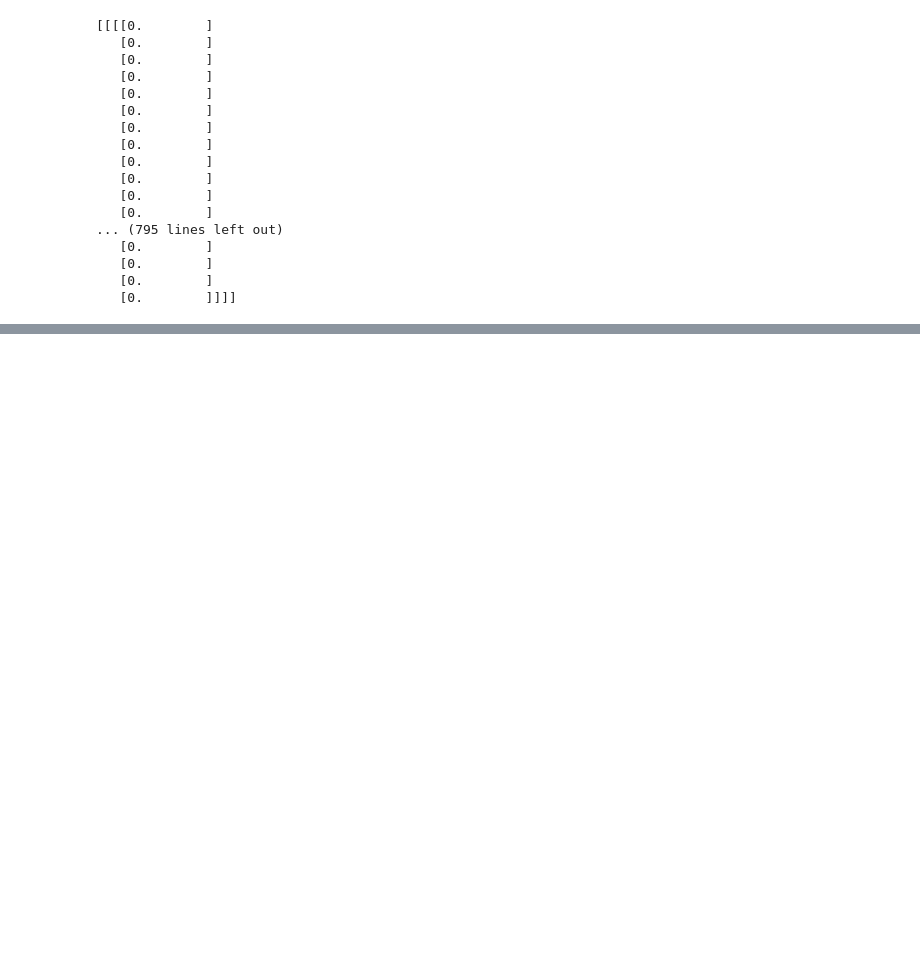
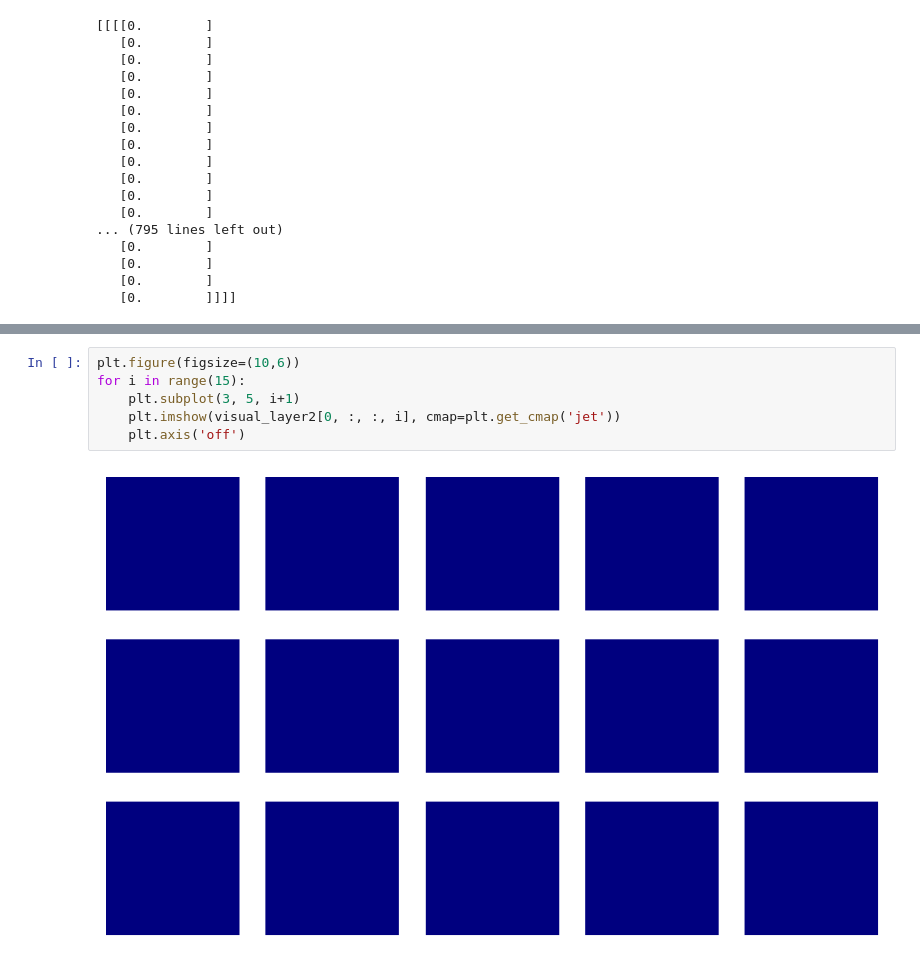
Before and after one commit to OmarGudi/Proyect_Thesis, a Jupyter notebook: Detect_Lines/Convolutional_Neural_Networls/CNN.ipynb, the cells around one changed output, grey strips where cells are left out. Saved outputs shown, nothing was run; the diff lists cells and outputs as text; blank space fills up the shorter version.

```diff
--- a/Detect_Lines/Convolutional_Neural_Networls/CNN.ipynb
+++ b/Detect_Lines/Convolutional_Neural_Networls/CNN.ipynb
@@ -195,0 +230,8 @@ Predicted digit: [4]
+# %%
+plt.figure(figsize=(10,6))
+for i in range(15):
+    plt.subplot(3, 5, i+1)
+    plt.imshow(visual_layer2[0, :, :, i], cmap=plt.get_cmap('jet'))
+    plt.axis('off')
+# %% [output]
+[figure, added]
```
Also changed, not shown: parts of 14 cells of this notebook.
